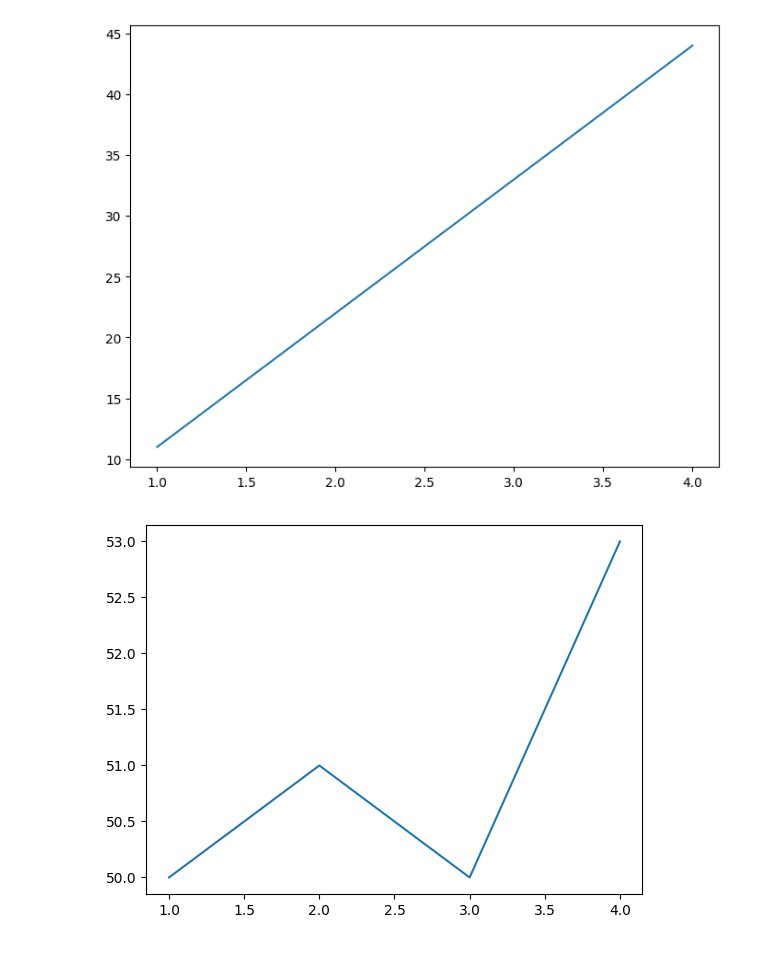
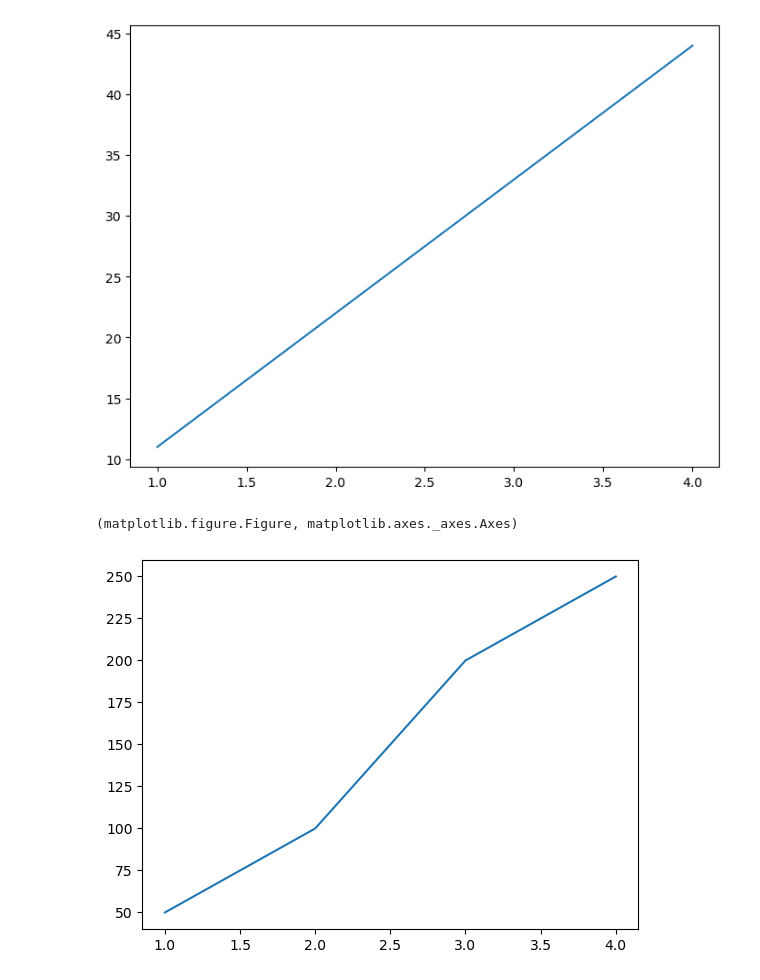
Before and after one commit to kunzaka001/learnML, a Jupyter notebook: intro to matplotlib/Introduction to Matplotlib.ipynb, the cells around one changed output. Cells and saved outputs as stored; diff of their text form; code cells hidden in the pictures.

Commit message:
Finished Anatomy of matplotlib & Scatter, Bar Plot

```diff
--- a/intro to matplotlib/Introduction to Matplotlib.ipynb
+++ b/intro to matplotlib/Introduction to Matplotlib.ipynb
@@ -51,6 +51,8 @@ plt.show()
 # %%
 # 3rd method (recommanded)
 fig, ax = plt.subplots()
 ax.plot(x, [50, 100, 200, 250]); # add some data
+type(fig), type(ax)
 # %% [output]
+(matplotlib.figure.Figure, matplotlib.axes._axes.Axes)
-[figure, old version]
+[figure, new version]
```
Also changed, not shown: parts of 10 cells of this notebook, 1 other file.
